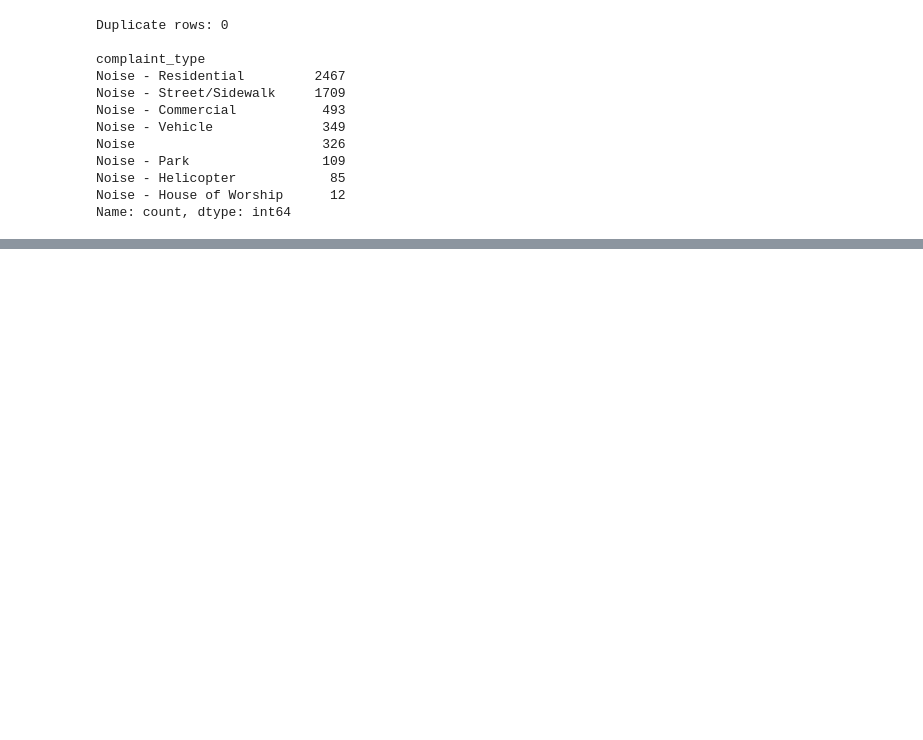
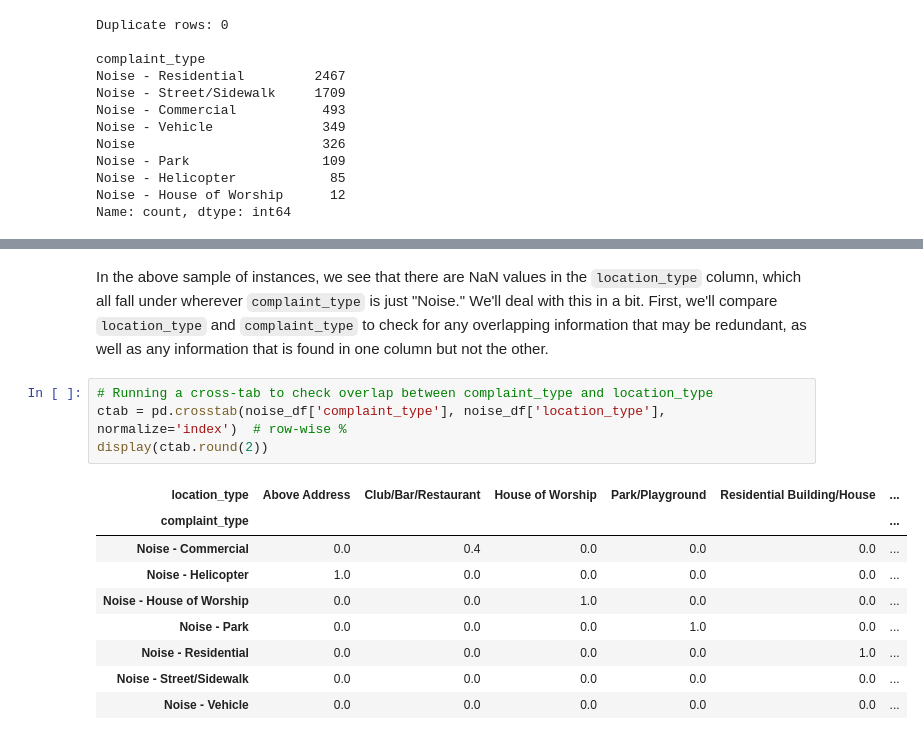
Before and after one commit to oliviamohning/nyc-311-noise-analysis, a Jupyter notebook: nyc_311_noise_analysis.ipynb, the cells around one changed output, grey strips where cells are left out. Cells and saved outputs as stored; diff of their text form; blank space fills up the shorter version.

```diff
--- a/nyc_311_noise_analysis.ipynb
+++ b/nyc_311_noise_analysis.ipynb
@@ -188,0 +324,16 @@ Some findings from the above random sample of instances, and plan of action for
+# %% [markdown]
+In the above sample of instances, we see that there are NaN values in the `location_type` column, which all fall under wherever `complaint_type` is just "Noise." We'll deal with this in a bit. First, we'll compare `location_type` and `complaint_type` to check for any overlapping information that may be redundant, as well as any information that is found in one column but not the other.
+# %%
+# Running a cross-tab to check overlap between complaint_type and location_type
+ctab = pd.crosstab(noise_df['complaint_type'], noise_df['location_type'], normalize='index')  # row-wise %
+display(ctab.round(2))
+# %% [output]
+| location_type | Above Address | Club/Bar/Restaurant | House of Worship | Park/Playground | Residential Building/House | ... |
+| complaint_type |  |  |  |  |  | ... |
+| Noise - Commercial | 0.0 | 0.4 | 0.0 | 0.0 | 0.0 | ... |
+| Noise - Helicopter | 1.0 | 0.0 | 0.0 | 0.0 | 0.0 | ... |
+| Noise - House of Worship | 0.0 | 0.0 | 1.0 | 0.0 | 0.0 | ... |
+| Noise - Park | 0.0 | 0.0 | 0.0 | 1.0 | 0.0 | ... |
+| Noise - Residential | 0.0 | 0.0 | 0.0 | 0.0 | 1.0 | ... |
+| Noise - Street/Sidewalk | 0.0 | 0.0 | 0.0 | 0.0 | 0.0 | ... |
+| Noise - Vehicle | 0.0 | 0.0 | 0.0 | 0.0 | 0.0 | ... |
```
Also changed, not shown: parts of 29 cells of this notebook.
